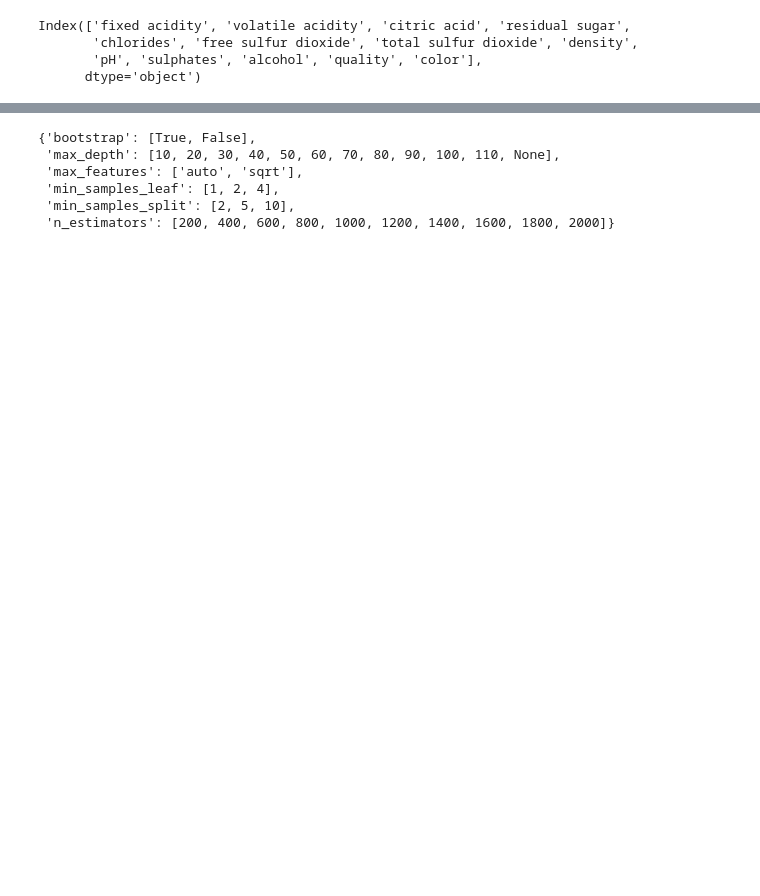
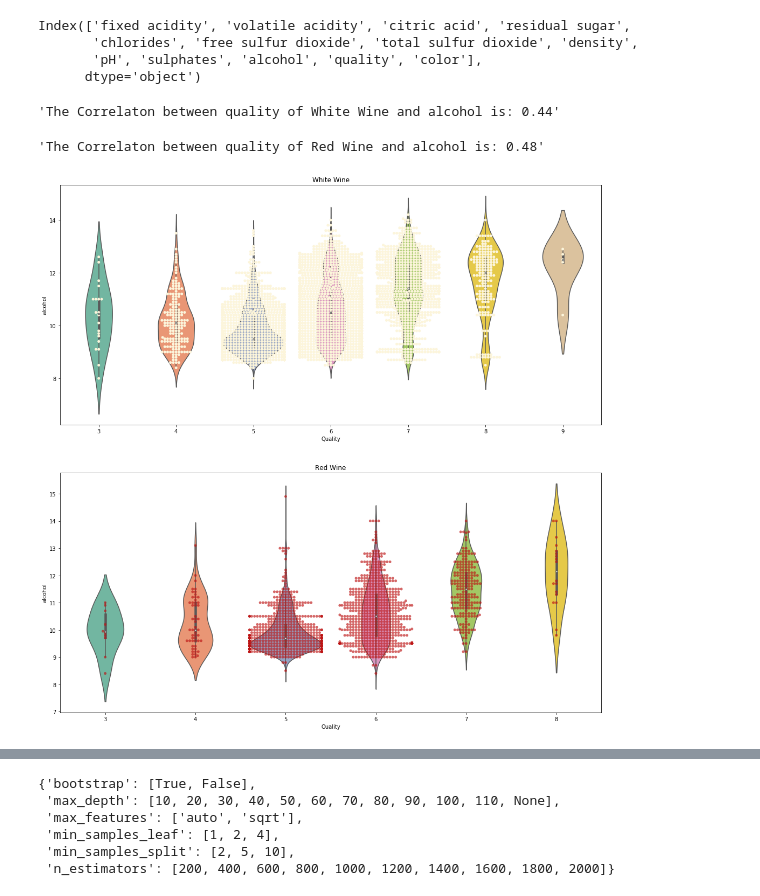
Before and after one commit to SoroushGhaderi/wine_quality_data_analysis_machine_learning, a Jupyter notebook: wine_data_analysis_machine_learning.ipynb, the cells around one changed output, grey strips where cells are left out. Cells and saved outputs as stored; diff of their text form; code cells hidden in the pictures; blank space fills up the shorter version.

```diff
--- a/wine_data_analysis_machine_learning.ipynb
+++ b/wine_data_analysis_machine_learning.ipynb
@@ -32,3 +39,24 @@ Index(['fixed acidity', 'volatile acidity', 'citric acid', 'residual sugar',
        'chlorides', 'free sulfur dioxide', 'total sulfur dioxide', 'density',
        'pH', 'sulphates', 'alcohol', 'quality', 'color'],
       dtype='object')
+# %%
+color_dict = {"white": "#FCF5DB", "red": "#BD1414"}
+# %%
+fig,ax = plt.subplots(2,1, figsize= (18, 18))
+white = sns.swarmplot(x= "quality", y= "alcohol",data= white_wine, color= color_dict["white"], ax=ax[0])
+white = sns.violinplot(x= "quality", y= "alcohol",data= white_wine, palette="Set2", ax=ax[0])
+red = sns.swarmplot(x= "quality", y= "alcohol",color= color_dict["red"],alpha= .65, data= red_wine, ax=ax[1])
+red = sns.violinplot(x= "quality", y= "alcohol",data= red_wine, palette="Set2", ax=ax[1])
+white.set_xlabel("Quality")
+white.set_title("White Wine")
+red.set_xlabel("Quality")
+red.set_title("Red Wine")
+display("The Correlaton between quality of White Wine and alcohol is: " +
+        str(white_wine["alcohol"].corr(white_wine["quality"]).round(2)))
+display("The Correlaton between quality of Red Wine and alcohol is: " +
+        str(red_wine["alcohol"].corr(red_wine["quality"]).round(2)))
+plt.show()
+# %% [output]
+'The Correlaton between quality of White Wine and alcohol is: 0.44'
+'The Correlaton between quality of Red Wine and alcohol is: 0.48'
+[figure, added]
```
Also changed, not shown: parts of 17 cells of this notebook.
